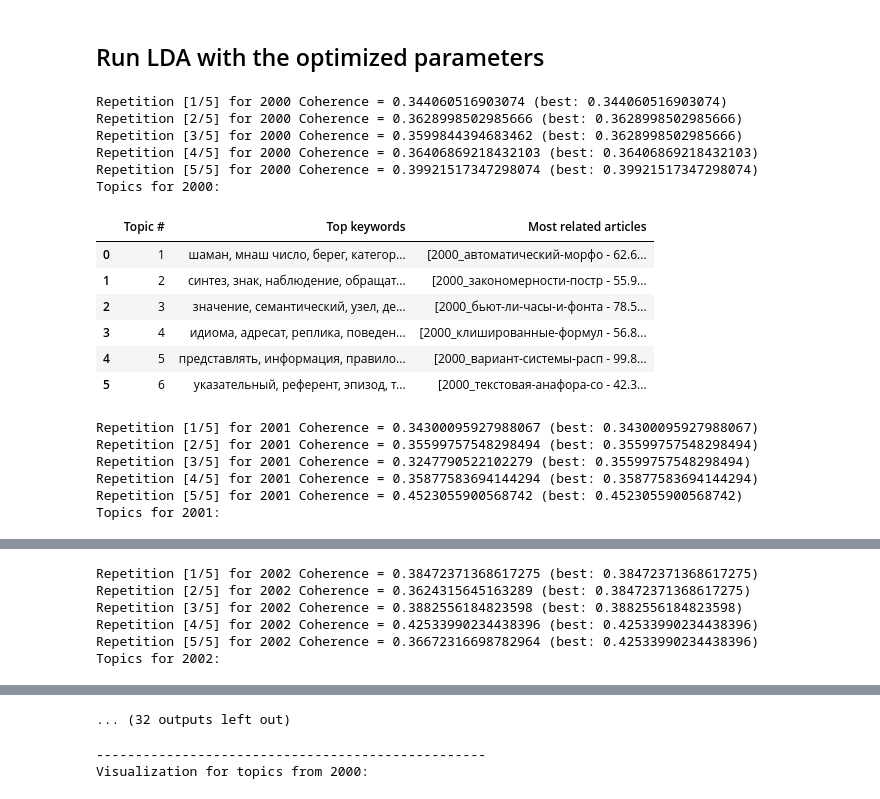
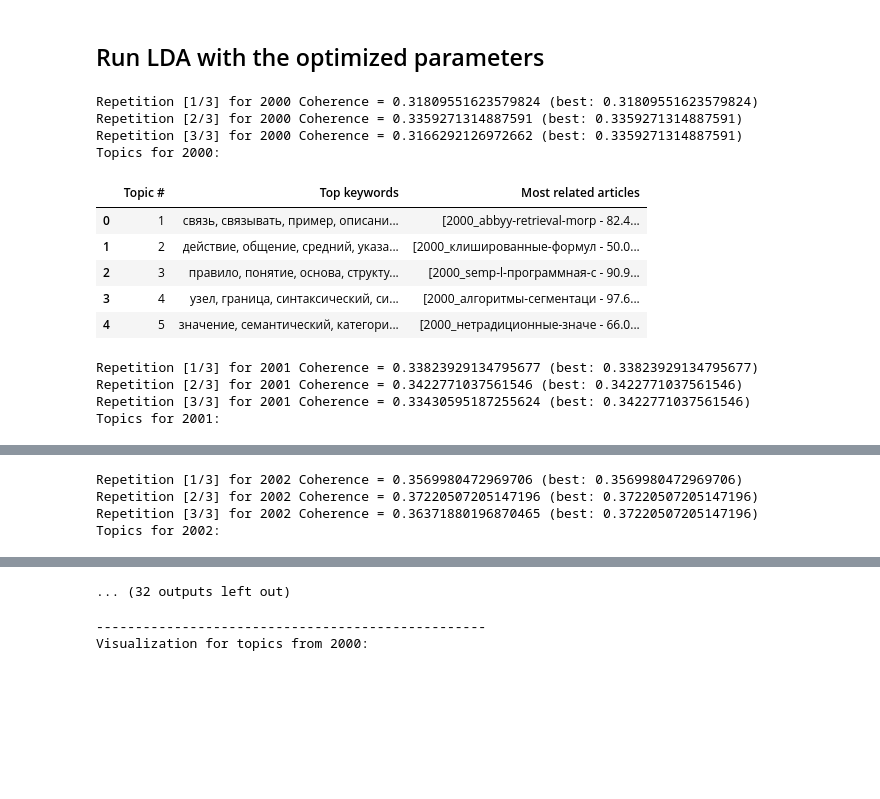
Before and after one commit to iyves/auto-keyphrase-extraction-ru, a Jupyter notebook: src/topic_modeling.ipynb, the cells around one changed output, grey strips where cells are left out. Cells and saved outputs as stored; diff of their text form; code cells hidden in the pictures; blank space fills up the shorter version.

```diff
--- a/src/topic_modeling.ipynb
+++ b/src/topic_modeling.ipynb
@@ -79,12 +71,12 @@ from topic_modeling import optimize_num_topics, TopicModeler
 
 # Parameters
 year_range = range(2000, 2021)
-input_dir = str(Path("../data/").resolve())
+input_dir = str(Path("../data/preprocessed").resolve())
 target = str(Path("../data/LDA/num_topics").resolve())
 repetitions = 3
 no_above = .75
-no_below = 2
-candidate_num_topics = range(2, 11)
+no_below = 1
+candidate_num_topics = range(2, 16)
 
 corpus = TopicModeler.load_corpus(year_range, input_dir)
 dictionary = TopicModeler.create_dictionary(corpus, no_below=no_below, no_above=no_above)
@@ -173,0 +594,28 @@ display(Image(str(Path(input_dir, "no_below-coherence_cv.png"))))
+# %%
+num_articles = 5
+num_words = 7
+
+
+from gensim.models import LdaModel
+import pyLDAvis.gensim
+pyLDAvis.enable_notebook()
+
+# Load the best model
+lda_model = LdaModel.load(str(Path(target, "single.gensim")))
+
+topic_probs = {i: [] for i in range(num_topics)}
+top_articles = []
+for doc_id, doc in zip(corpus_keys, corpus):
+    topic_distribution = lda_model[lda_model.id2word.doc2bow(doc)]
+    for topic_id, probability in topic_distribution:
+        topic_probs[topic_id].append((doc_id, probability))
+for topic_id, doc_probs in topic_probs.items():
+    doc_probs = sorted(doc_probs, key = lambda x: x[1], reverse = True)
+    top_articles.append([prob for prob in doc_probs[:num_articles]])
+
+print("-"*50, "\nTopics for a single corpus:")
+TopicModeler.print_topics(lda_model, num_words=num_words, top_articles=top_articles)
+
+vis = pyLDAvis.gensim.prepare(lda_model, bow_corpus, dictionary)
+pyLDAvis.save_json(vis, str(Path("../data/LDA/final", "single.json")))
+display(pyLDAvis.display(vis))
@@ -177,17 +635,18 @@ display(Image(str(Path(input_dir, "no_below-coherence_cv.png"))))
 from helpers import get_file_names
 from pathlib import Path
 from topic_modeling import TopicModeler
+from gensim.models import LdaModel
 
 import logging
 import os
 import pickle
 
-num_topics = 6
+num_topics = 5
 no_above = .75
-no_below = 1
-repetitions = 5
-num_articles = 5
-num_words = 10
+no_below = 2
+repetitions = 3
+num_articles = 4
+num_words = 7
 
 target = str(Path("../data/LDA/final").resolve())
 if not os.path.exists(target):
@@ -248,48 +707,43 @@ for year in year_range:
 dictionary = TopicModeler.create_dictionary(entire_corpus.values(), no_below=no_below, no_above=no_above)
 bow_corpus = TopicModeler.create_bow(entire_corpus.values(), dictionary)
 
 # Get the best model of some repetitions
 best_coherence = -1
 for i in range(repetitions):
     print("Repetition [{}/{}] for entire corpus".format(i+1, repetitions), end=" ")
     lda_model = TopicModeler.train_lda(bow_corpus, dictionary, num_topics=num_topics)
     cur_coherence = TopicModeler.get_coherence_cv(lda_model, entire_corpus.values(), dictionary)
     if (cur_coherence > best_coherence):
         best_coherence = cur_coherence
         lda_model.save(str(Path(target, "all.gensim")))
     print("Coherence = {} (best: {})".format(cur_coherence, best_coherence))
 lda_model = LdaModel.load(str(Path(target, "all.gensim")))
 
 topic_probs = {i: [] for i in range(num_topics)}
 top_articles = []
 for doc_id, doc in entire_corpus.items():
     topic_distribution = lda_model[lda_model.id2word.doc2bow(doc)]
     for topic_id, probability in topic_distribution:
         topic_probs[topic_id].append((doc_id, probability))
 for topic_id, doc_probs in topic_probs.items():
     doc_probs = sorted(doc_probs, key = lambda x: x[1], reverse = True)
     top_articles.append([prob for prob in doc_probs[:num_articles]])
 
 print("Topics for entire dialog corpus:")
 TopicModeler.print_topics(lda_model, num_words=num_words, top_articles=top_articles)
 # %% [output]
-Repetition [1/5] for 2000 Coherence = 0.344060516903074 (best: 0.344060516903074)
-Repetition [2/5] for 2000 Coherence = 0.3628998502985666 (best: 0.3628998502985666)
-Repetition [3/5] for 2000 Coherence = 0.3599844394683462 (best: 0.3628998502985666)
-Repetition [4/5] for 2000 Coherence = 0.36406869218432103 (best: 0.36406869218432103)
-Repetition [5/5] for 2000 Coherence = 0.39921517347298074 (best: 0.39921517347298074)
+Repetition [1/3] for 2000 Coherence = 0.31809551623579824 (best: 0.31809551623579824)
+Repetition [2/3] for 2000 Coherence = 0.3359271314887591 (best: 0.3359271314887591)
+Repetition [3/3] for 2000 Coherence = 0.3166292126972662 (best: 0.3359271314887591)
 Topics for 2000:
 |  | Topic # | Top keywords | Most related articles |
-| 0 | 1 | шаман, мнаш число, берег, категор... | [2000_автоматический-морфо - 62.6... |
-| 1 | 2 | синтез, знак, наблюдение, обращат... | [2000_закономерности-постр - 55.9... |
-| 2 | 3 | значение, семантический, узел, де... | [2000_бьют-ли-часы-и-фонта - 78.5... |
-| 3 | 4 | идиома, адресат, реплика, поведен... | [2000_клишированные-формул - 56.8... |
-| 4 | 5 | представлять, информация, правило... | [2000_вариант-системы-расп - 99.8... |
-| 5 | 6 | указательный, референт, эпизод, т... | [2000_текстовая-анафора-со - 42.3... |
+| 0 | 1 | связь, связывать, пример, описани... | [2000_abbyy-retrieval-morp - 82.4... |
+| 1 | 2 | действие, общение, средний, указа... | [2000_клишированные-формул - 50.0... |
+| 2 | 3 | правило, понятие, основа, структу... | [2000_semp-l-программная-с - 90.9... |
+| 3 | 4 | узел, граница, синтаксический, си... | [2000_алгоритмы-cегментаци - 97.6... |
+| 4 | 5 | значение, семантический, категори... | [2000_нетрадиционные-значе - 66.0... |
-Repetition [1/5] for 2001 Coherence = 0.34300095927988067 (best: 0.34300095927988067)
-Repetition [2/5] for 2001 Coherence = 0.35599757548298494 (best: 0.35599757548298494)
-Repetition [3/5] for 2001 Coherence = 0.3247790522102279 (best: 0.35599757548298494)
-Repetition [4/5] for 2001 Coherence = 0.35877583694144294 (best: 0.35877583694144294)
-Repetition [5/5] for 2001 Coherence = 0.4523055900568742 (best: 0.4523055900568742)
+Repetition [1/3] for 2001 Coherence = 0.33823929134795677 (best: 0.33823929134795677)
+Repetition [2/3] for 2001 Coherence = 0.3422771037561546 (best: 0.3422771037561546)
+Repetition [3/3] for 2001 Coherence = 0.33430595187255624 (best: 0.3422771037561546)
 Topics for 2001:
 |  | Topic # | Top keywords | Most related articles |
@@ -302,7 +755,5 @@ Topics for 2001:
-Repetition [1/5] for 2002 Coherence = 0.38472371368617275 (best: 0.38472371368617275)
-Repetition [2/5] for 2002 Coherence = 0.3624315645163289 (best: 0.38472371368617275)
-Repetition [3/5] for 2002 Coherence = 0.3882556184823598 (best: 0.3882556184823598)
-Repetition [4/5] for 2002 Coherence = 0.42533990234438396 (best: 0.42533990234438396)
-Repetition [5/5] for 2002 Coherence = 0.36672316698782964 (best: 0.42533990234438396)
+Repetition [1/3] for 2002 Coherence = 0.3569980472969706 (best: 0.3569980472969706)
+Repetition [2/3] for 2002 Coherence = 0.37220507205147196 (best: 0.37220507205147196)
+Repetition [3/3] for 2002 Coherence = 0.36371880196870465 (best: 0.37220507205147196)
 Topics for 2002:
 |  | Topic # | Top keywords | Most related articles |
```
Also changed, not shown: parts of 26 cells of this notebook, 5 other files.
